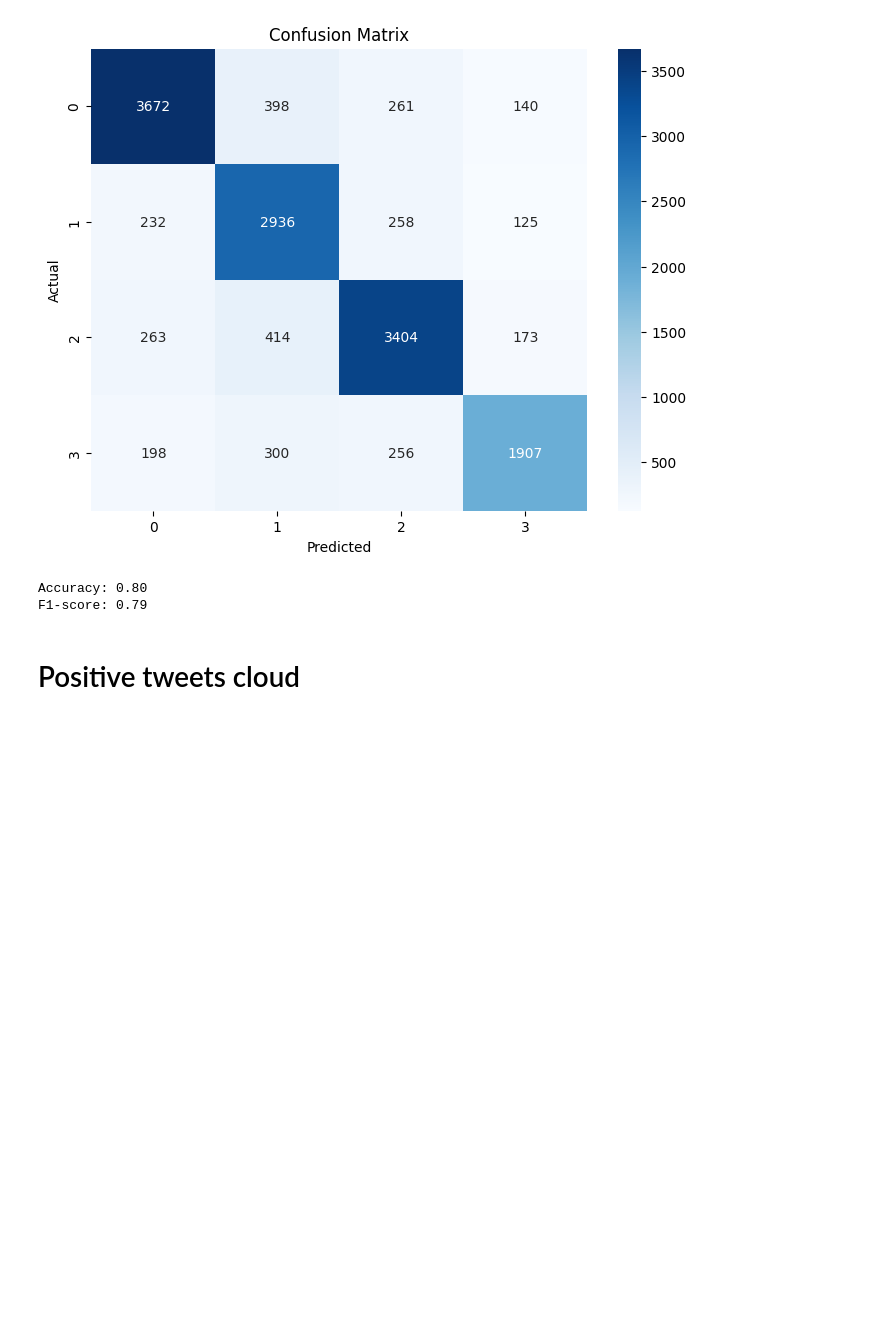
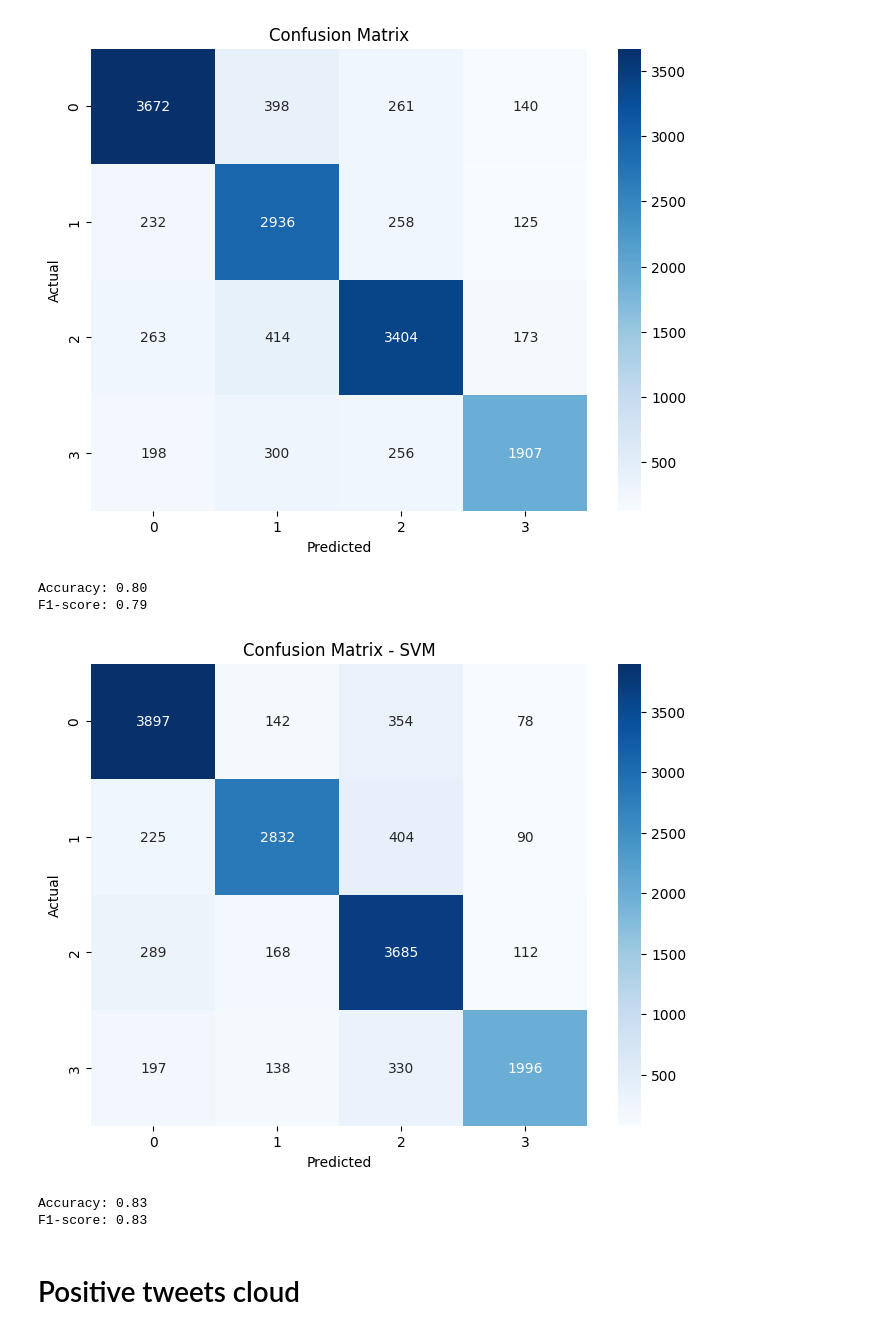
Before and after one commit to Spandan561/CSE-3200-Project, a Jupyter notebook: CSE-3200(Sentiment Analysis).ipynb, the cells around one changed output. Drawn from its saved outputs; the diff is of its cells as text; code cells hidden in the pictures; blank space fills up the shorter version.

```diff
--- a/CSE-3200(Sentiment Analysis).ipynb
+++ b/CSE-3200(Sentiment Analysis).ipynb
@@ -249,6 +261,32 @@ print(f'F1-score: {f1:.2f}')
 [figure]
 Accuracy: 0.80
 F1-score: 0.79
+# %%
+from sklearn.svm import SVC
+# Train the Support Vector Machine (SVM) model
+svm_model = SVC(kernel='linear', C=1.0, random_state=42)
+svm_model.fit(X_train_tfidf, y_train)
+
+# Evaluate the SVM model
+y_pred = svm_model.predict(X_test_tfidf)
+accuracy = accuracy_score(y_test, y_pred)
+f1 = f1_score(y_test, y_pred, average='macro')
+cm = confusion_matrix(y_test, y_pred)
+
+# Create a visual confusion matrix
+plt.figure(figsize=(8, 6))
+sns.heatmap(cm, annot=True, cmap='Blues', fmt='g')
+plt.title('Confusion Matrix - SVM')
+plt.xlabel('Predicted')
+plt.ylabel('Actual')
+plt.show()
+
+print(f'Accuracy: {accuracy:.2f}')
+print(f'F1-score: {f1:.2f}')
+# %% [output]
+[figure, added]
+Accuracy: 0.83
+F1-score: 0.83
 # %% [markdown]
 # Positive tweets cloud
 # %%
```
Also changed, not shown: parts of 6 cells of this notebook.
